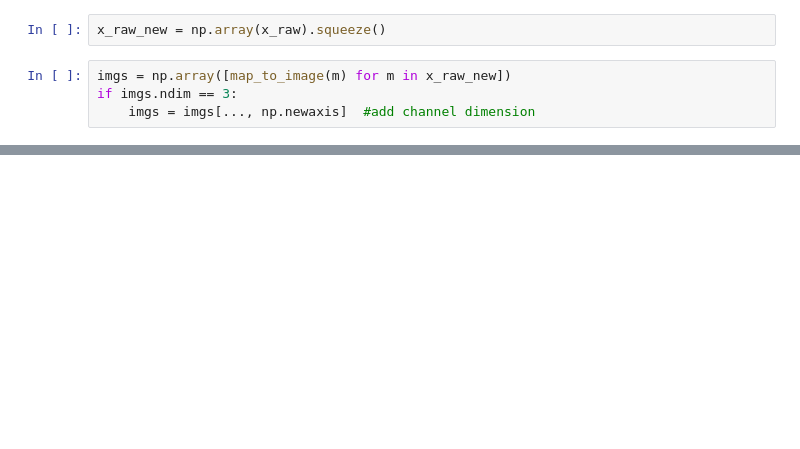
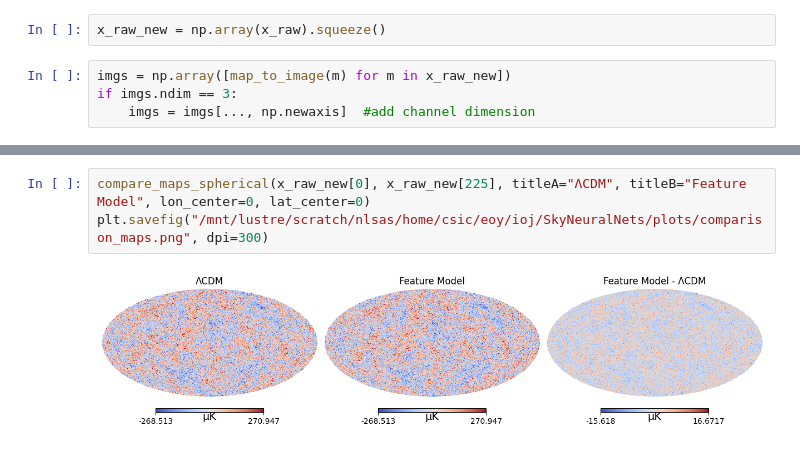
Before and after one commit to SkyExplain/SkyNeuralNets, a Jupyter notebook: CNN_2D_projections.ipynb, the cells around one changed output, grey strips where cells are left out. Saved outputs shown, nothing was run; the diff lists cells and outputs as text; blank space fills up the shorter version.

```diff
--- a/CNN_2D_projections.ipynb
+++ b/CNN_2D_projections.ipynb
@@ -116,0 +167,5 @@ if imgs.ndim == 3:
+# %%
+compare_maps_spherical(x_raw_new[0], x_raw_new[225], titleA="ΛCDM", titleB="Feature Model", lon_center=0, lat_center=0)
+plt.savefig("/mnt/lustre/scratch/nlsas/home/csic/eoy/ioj/SkyNeuralNets/plots/comparison_maps.png", dpi=300)
+# %% [output]
+[figure, added]
```
Also changed, not shown: parts of 25 cells of this notebook.
